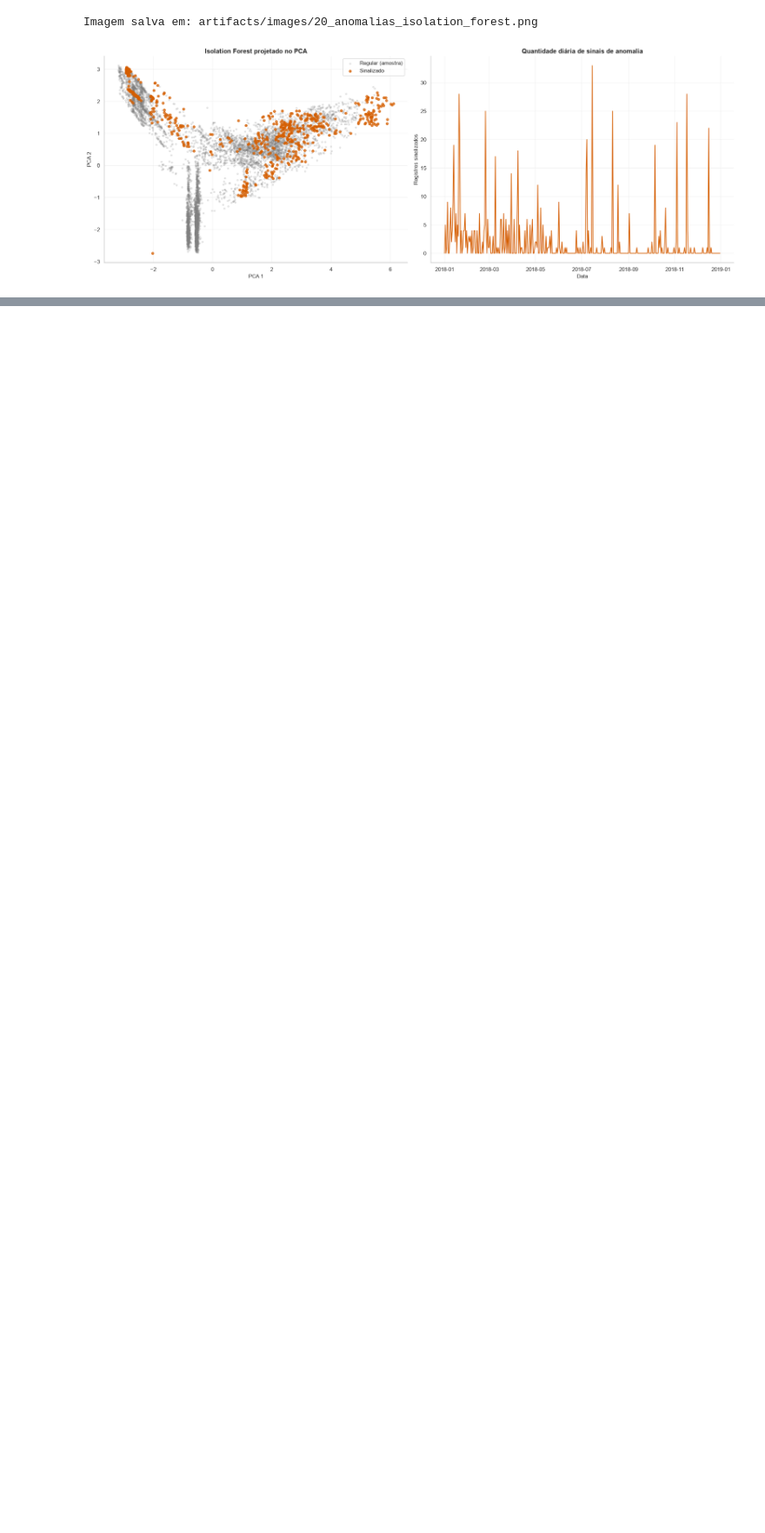
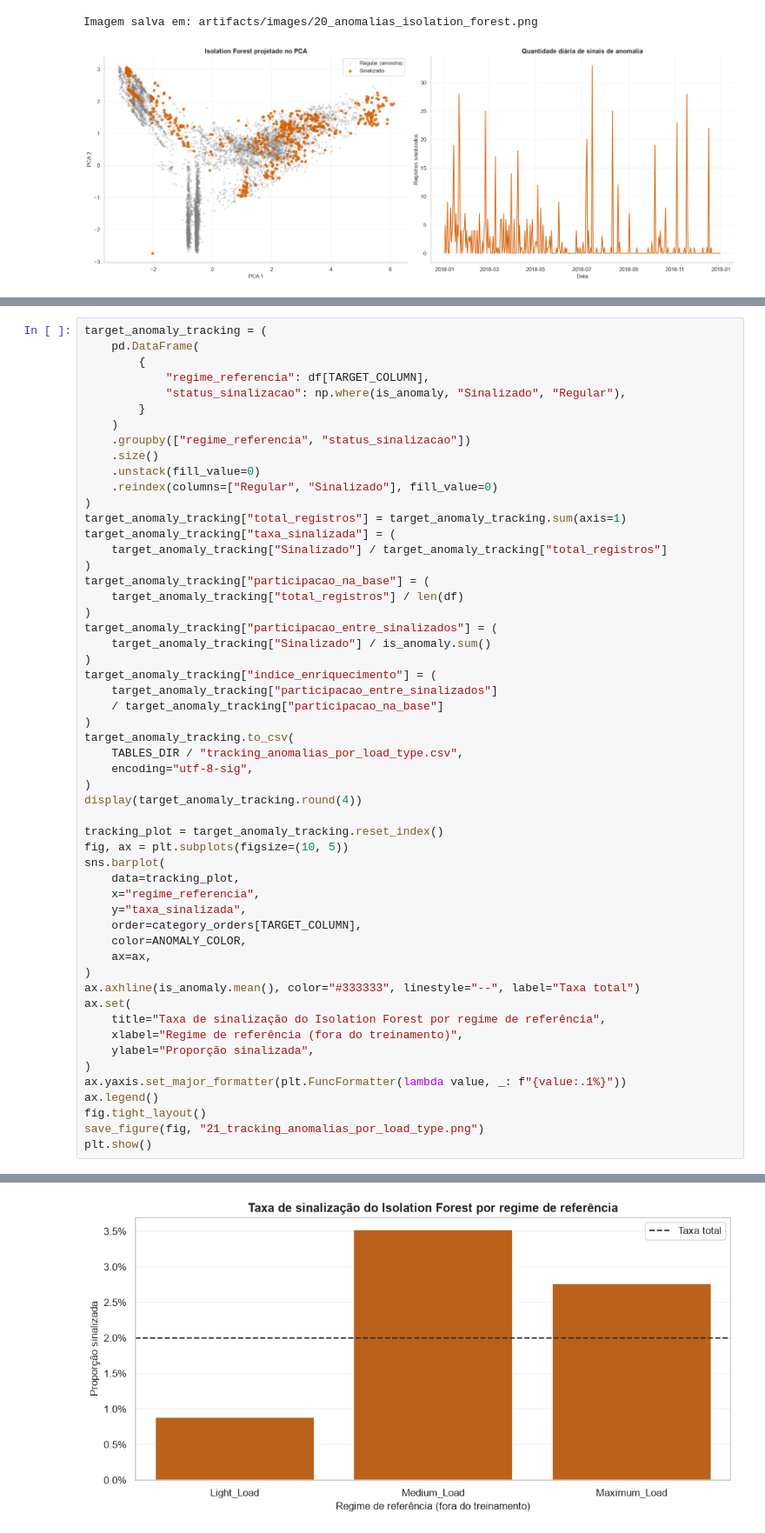
Before and after one commit to MBA-Data-Science-Unifor/Regime-Anomaly-Unsupervisioned, a Jupyter notebook: artifacts/notebooks/01_EDA.ipynb, the cells around one changed output, grey strips where cells are left out. Shown at 87% size. Cells and saved outputs as stored; diff of their text form; blank space fills up the shorter version.

```diff
--- a/artifacts/notebooks/01_EDA.ipynb
+++ b/artifacts/notebooks/01_EDA.ipynb
@@ -1252,0 +1259,55 @@ Imagem salva em: artifacts/images/20_anomalias_isolation_forest.png
+# %%
+target_anomaly_tracking = (
+    pd.DataFrame(
+        {
+            "regime_referencia": df[TARGET_COLUMN],
+            "status_sinalizacao": np.where(is_anomaly, "Sinalizado", "Regular"),
+        }
+    )
+    .groupby(["regime_referencia", "status_sinalizacao"])
+    .size()
+    .unstack(fill_value=0)
+    .reindex(columns=["Regular", "Sinalizado"], fill_value=0)
+)
+target_anomaly_tracking["total_registros"] = target_anomaly_tracking.sum(axis=1)
+target_anomaly_tracking["taxa_sinalizada"] = (
+    target_anomaly_tracking["Sinalizado"] / target_anomaly_tracking["total_registros"]
+)
+target_anomaly_tracking["participacao_na_base"] = (
+    target_anomaly_tracking["total_registros"] / len(df)
+)
+target_anomaly_tracking["participacao_entre_sinalizados"] = (
+    target_anomaly_tracking["Sinalizado"] / is_anomaly.sum()
+)
+target_anomaly_tracking["indice_enriquecimento"] = (
+    target_anomaly_tracking["participacao_entre_sinalizados"]
+    / target_anomaly_tracking["participacao_na_base"]
+)
+target_anomaly_tracking.to_csv(
+    TABLES_DIR / "tracking_anomalias_por_load_type.csv",
+    encoding="utf-8-sig",
+)
+display(target_anomaly_tracking.round(4))
+
+tracking_plot = target_anomaly_tracking.reset_index()
+fig, ax = plt.subplots(figsize=(10, 5))
+sns.barplot(
+    data=tracking_plot,
+    x="regime_referencia",
+    y="taxa_sinalizada",
+    order=category_orders[TARGET_COLUMN],
+    color=ANOMALY_COLOR,
+    ax=ax,
+)
+ax.axhline(is_anomaly.mean(), color="#333333", linestyle="--", label="Taxa total")
+ax.set(
+    title="Taxa de sinalização do Isolation Forest por regime de referência",
+    xlabel="Regime de referência (fora do treinamento)",
+    ylabel="Proporção sinalizada",
+)
+ax.yaxis.set_major_formatter(plt.FuncFormatter(lambda value, _: f"{value:.1%}"))
+ax.legend()
+fig.tight_layout()
+save_figure(fig, "21_tracking_anomalias_por_load_type.png")
+plt.show()
+# %% [output]
@@ -1253,3 +1320,4 @@ Imagem salva em: artifacts/images/20_anomalias_isolation_forest.png
+[figure, added]
 # %% [markdown]
 ## 6. Síntese didática: como transformar os resultados em conclusões
 
```
Also changed, not shown: parts of 2 cells of this notebook, 2 other files.
